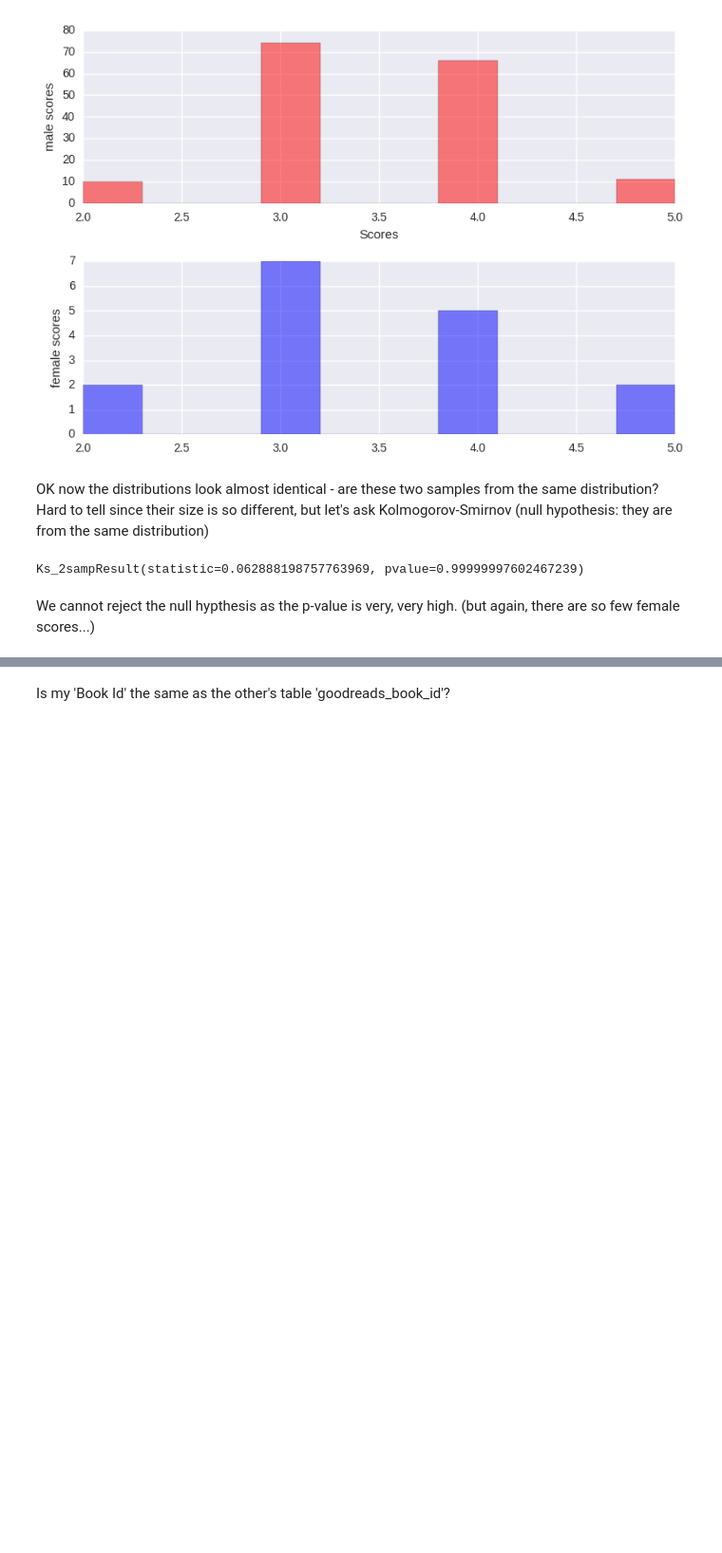
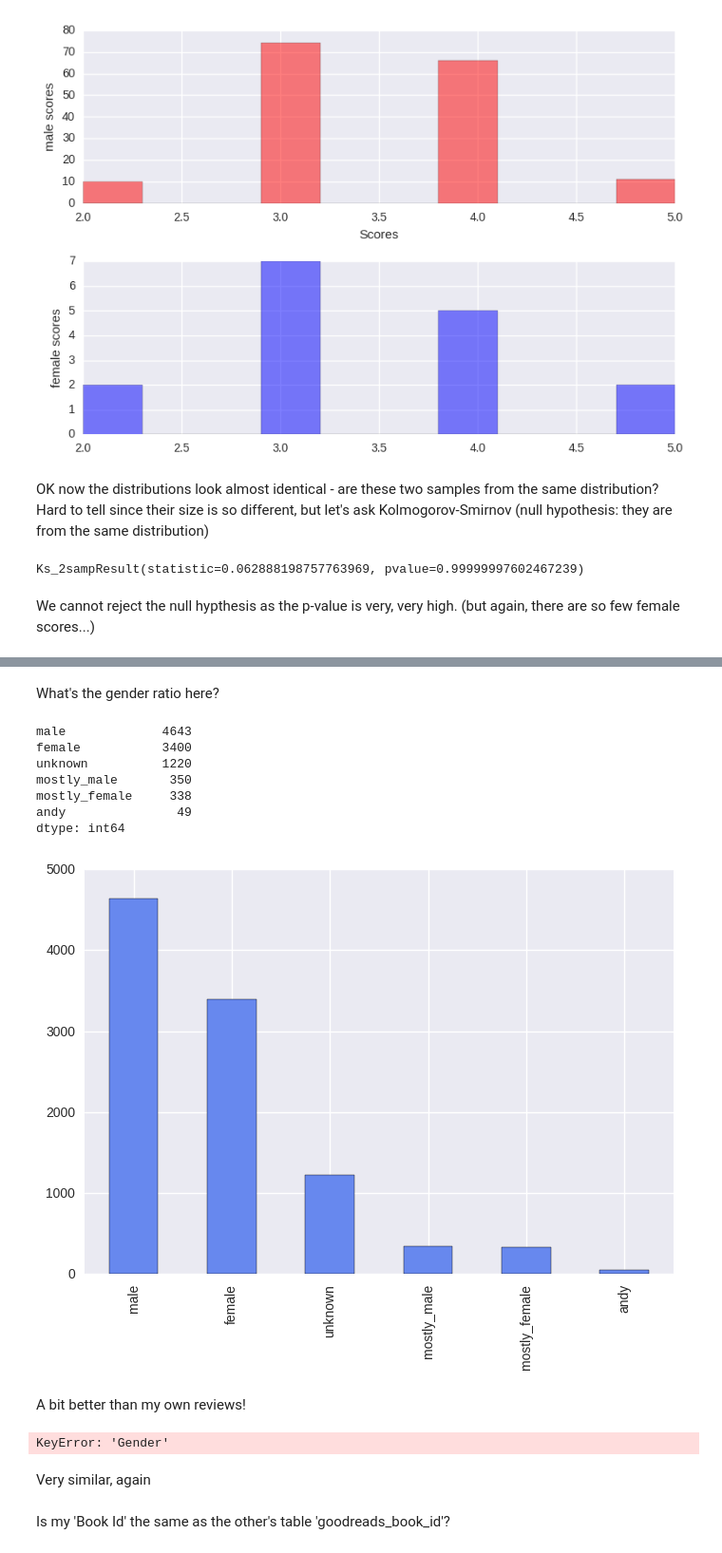
Before and after one commit to philippbayer/Goodreads_visualization, a Jupyter notebook: README.ipynb, the cells around one changed output, grey strips where cells are left out. Shown at 95% size. Saved outputs shown, nothing was run; the diff lists cells and outputs as text; code cells hidden in the pictures; blank space fills up the shorter version.

```diff
--- a/README.ipynb
+++ b/README.ipynb
@@ -417,3 +420,54 @@ cleaned_df.head(2)
+# %% [markdown]
+What's the gender ratio here?
+# %%
+
+other_first_names = other.authors.str.split(' ',expand=True)[0]
+for index, x in enumerate(other_first_names):
+    if x == 'J.R.R.':
+        other_first_names[index] = 'John'
+    elif x == 'J.K.':
+        other_first_names[index] = 'Joanne'
+    elif x == 'F.':
+        other_first_names[index] = 'Francis'
+    elif x == 'C.S.':
+        other_first_names[index] = 'Clive'
+    elif x == 'J.D.':
+        other_first_names[index] = 'Jerome'
+
+other_genders = pd.Series([d.get_gender(name) for name in other_first_names])
+gender_ratios = other_genders.value_counts()
+print(gender_ratios)
+_ = gender_ratios.plot(kind='bar')
+# %% [output]
+male             4643
+female           3400
+unknown          1220
+mostly_male       350
+mostly_female     338
+andy               49
+dtype: int64
+[figure, added]
+# %% [markdown]
+A bit better than my own reviews!
+# %%
+male_scores = other[other['Gender'] == 'male']['average_rating'].values
+female_scores = other[other['Gender'] == 'female']['average_rating'].values
+
+fig, axes = plt.subplots(2,1)
+
+axes[0].hist(male_scores, color='r', alpha=0.5, bins=25)
+axes[0].set_xlabel('Scores')
+# Make the y-axis label, ticks and tick labels match the line color.
+axes[0].set_ylabel('male scores')
+
+axes[1].hist(female_scores, color='b', alpha=0.5, bins=25)
+axes[1].set_ylabel('female scores')
+
+fig.tight_layout()
+# %% [output]
+KeyError: 'Gender'
+# %% [markdown]
+Very similar, again
 # %% [markdown]
 Is my 'Book Id' the same as the other's table 'goodreads_book_id'?
 # %%
```
Also changed, not shown: parts of 12 cells of this notebook, 3 other files.
